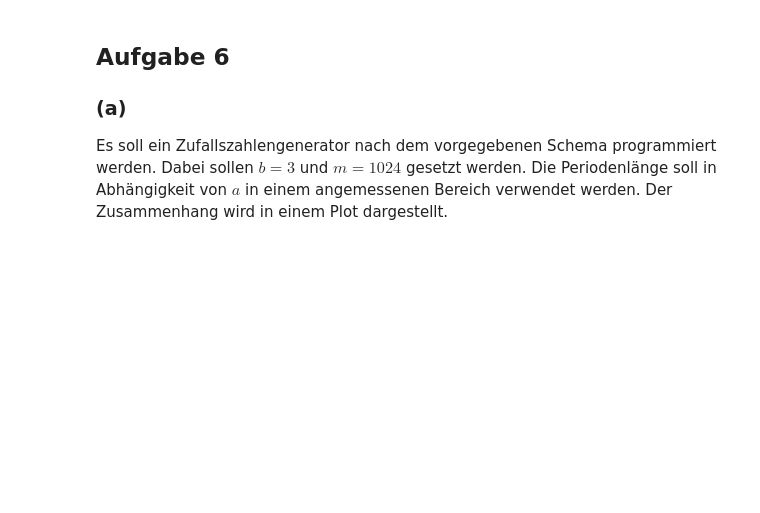
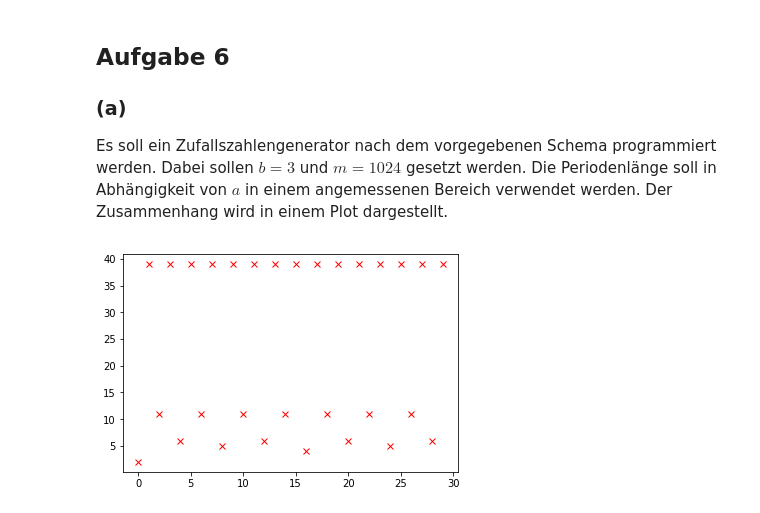
Before and after one commit to jpwgnr/SMD_Abgaben, a Jupyter notebook: Blatt3_Schubert_Herdieckerhoff_Overhoff/Blatt3.ipynb, the cells around one changed output. Drawn from its saved outputs; the diff is of its cells as text; code cells hidden in the pictures; blank space fills up the shorter version.

```diff
--- a/Blatt3_Schubert_Herdieckerhoff_Overhoff/Blatt3.ipynb
+++ b/Blatt3_Schubert_Herdieckerhoff_Overhoff/Blatt3.ipynb
@@ -109,12 +119,14 @@ def testfunc(a, max):
     return anzahl
 # %%
 b = 30
-#y = testfunc(b, 1024)
-#a = np.arange(0, b)
+y = testfunc(b, 40)
+a = np.arange(0, b)
 
-#plt.figure(1)
-#plt.plot(a, y, "rx")
+plt.figure(6)
+plt.plot(a, y, "rx")
 None
+# %% [output]
+[figure, added]
 # %%
 def newlgc(n, seeed):
     x = np.array([seeed])
```
Also changed, not shown: parts of 8 cells of this notebook.
